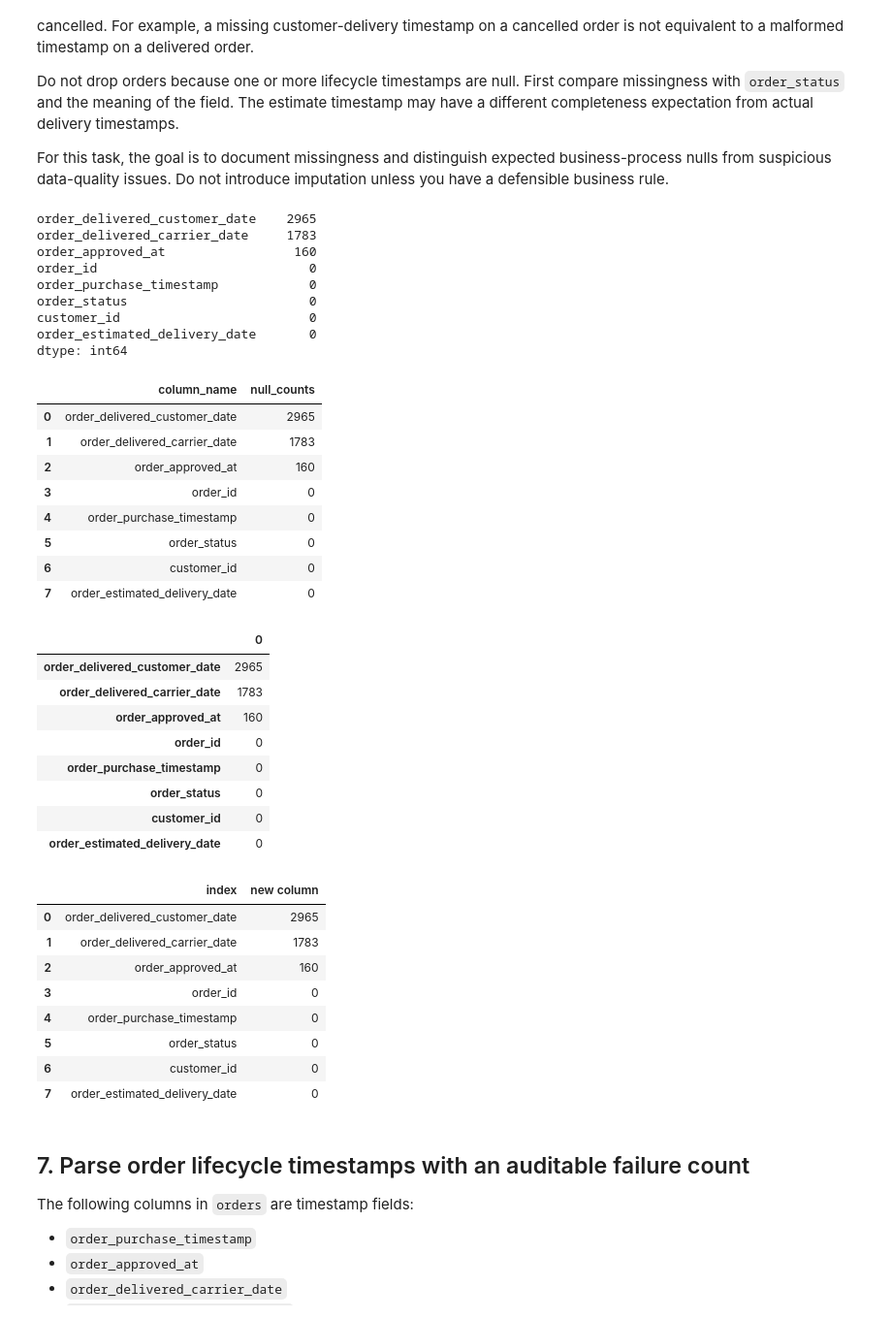
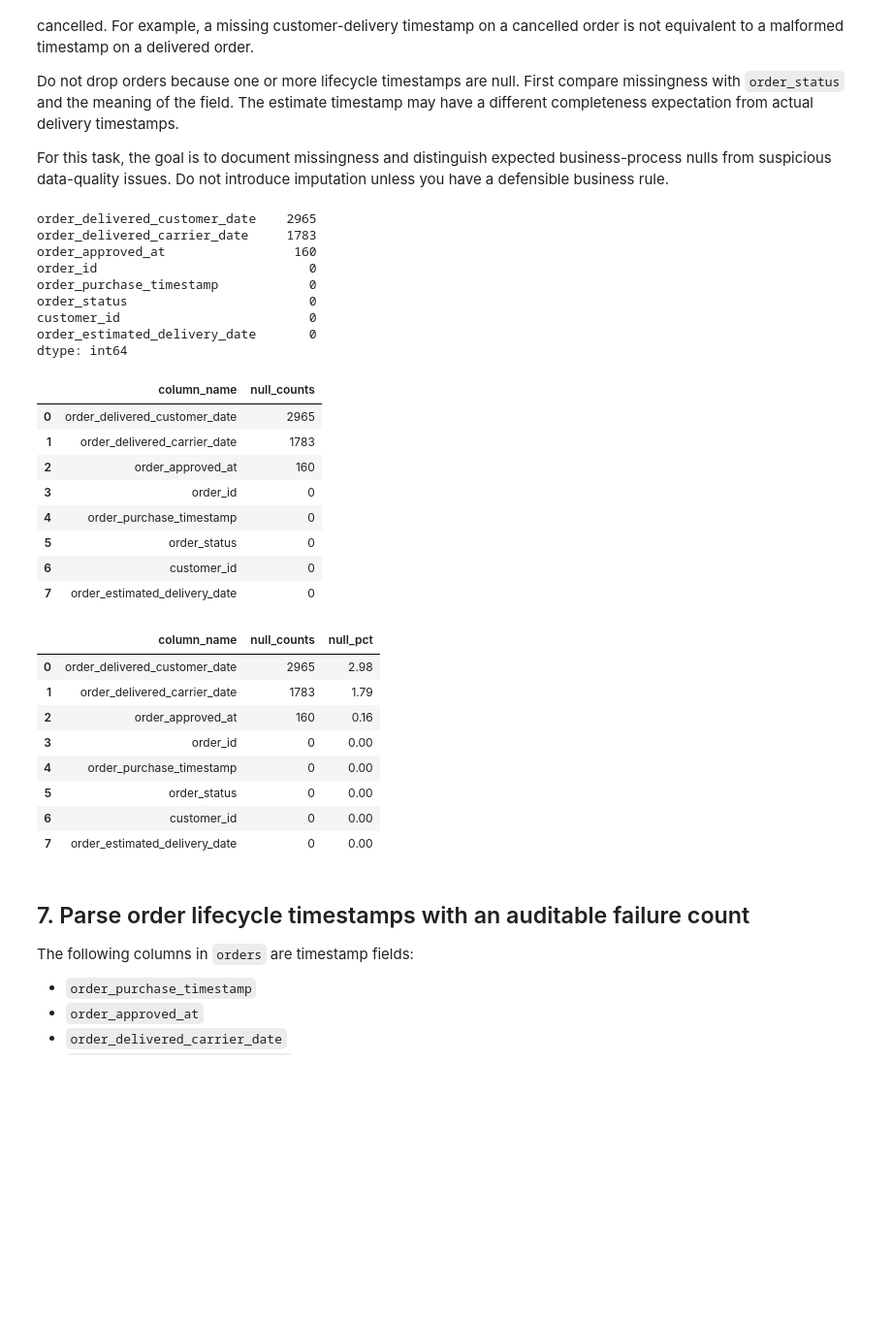
Before and after one commit to mdhmercha-glitch/Project-1-Olist-Analyst-Project, a Jupyter notebook: notebook/Olist_P1-02_Data_Cleaning_and_Validation.ipynb, the cells around one changed output. Shown at 97% size. Saved outputs shown, nothing was run; the diff lists cells and outputs as text; code cells hidden in the pictures; blank space fills up the shorter version.

```diff
--- a/notebook/Olist_P1-02_Data_Cleaning_and_Validation.ipynb
+++ b/notebook/Olist_P1-02_Data_Cleaning_and_Validation.ipynb
@@ -282,54 +282,52 @@ For this task, the goal is to document missingness and distinguish expected busi
 
 #1: Calculate null counts and null percentages for every column in both tables.
 
 null_count_orders = orders_raw.isna().sum().sort_values(ascending=False)
 display(null_count_orders)
 
 null_count_orders_df = null_count_orders.reset_index(name="null_counts").rename(columns={"index" : "column_name"})
 display(null_count_orders_df)
 
+def null_summary(df : pd.DataFrame) -> pd.DataFrame:
+    null_counts = df.isna().sum()
+    summery = pd.DataFrame({
+        "column_name": null_counts.index,
+        "null_counts": null_counts.values,
+        "null_pct":((null_counts.values / len(df))*100).round(2)
+    })
+    return summery.sort_values("null_counts", ascending=False).reset_index(drop=True)
 
-display(pd.DataFrame(null_count_orders))
+null_count_orderss_df = null_summary(orders_raw)
 
-
-display(null_count_orders.reset_index(name="new column"))
+display(null_count_orderss_df)
 # %% [output]
 order_delivered_customer_date    2965
 order_delivered_carrier_date     1783
 order_approved_at                 160
 order_id                            0
 order_purchase_timestamp            0
 order_status                        0
 customer_id                         0
 order_estimated_delivery_date       0
 dtype: int64
 |  | column_name | null_counts |
 | 0 | order_delivered_customer_date | 2965 |
 | 1 | order_delivered_carrier_date | 1783 |
 | 2 | order_approved_at | 160 |
 | 3 | order_id | 0 |
 | 4 | order_purchase_timestamp | 0 |
 | 5 | order_status | 0 |
 | 6 | customer_id | 0 |
 | 7 | order_estimated_delivery_date | 0 |
-|  | 0 |
-| order_delivered_customer_date | 2965 |
-| order_delivered_carrier_date | 1783 |
-| order_approved_at | 160 |
-| order_id | 0 |
-| order_purchase_timestamp | 0 |
-| order_status | 0 |
-| customer_id | 0 |
-| order_estimated_delivery_date | 0 |
+|  | column_name | null_counts | null_pct |
+| 0 | order_delivered_customer_date | 2965 | 2.98 |
+| 1 | order_delivered_carrier_date | 1783 | 1.79 |
+| 2 | order_approved_at | 160 | 0.16 |
+| 3 | order_id | 0 | 0.00 |
+| 4 | order_purchase_timestamp | 0 | 0.00 |
+| 5 | order_status | 0 | 0.00 |
+| 6 | customer_id | 0 | 0.00 |
+| 7 | order_estimated_delivery_date | 0 | 0.00 |
-|  | index | new column |
-| 0 | order_delivered_customer_date | 2965 |
-| 1 | order_delivered_carrier_date | 1783 |
-| 2 | order_approved_at | 160 |
-| 3 | order_id | 0 |
-| 4 | order_purchase_timestamp | 0 |
-| 5 | order_status | 0 |
-| 6 | customer_id | 0 |
-| 7 | order_estimated_delivery_date | 0 |
 # %% [markdown]
 ## 7. Parse order lifecycle timestamps with an auditable failure count
 
```
